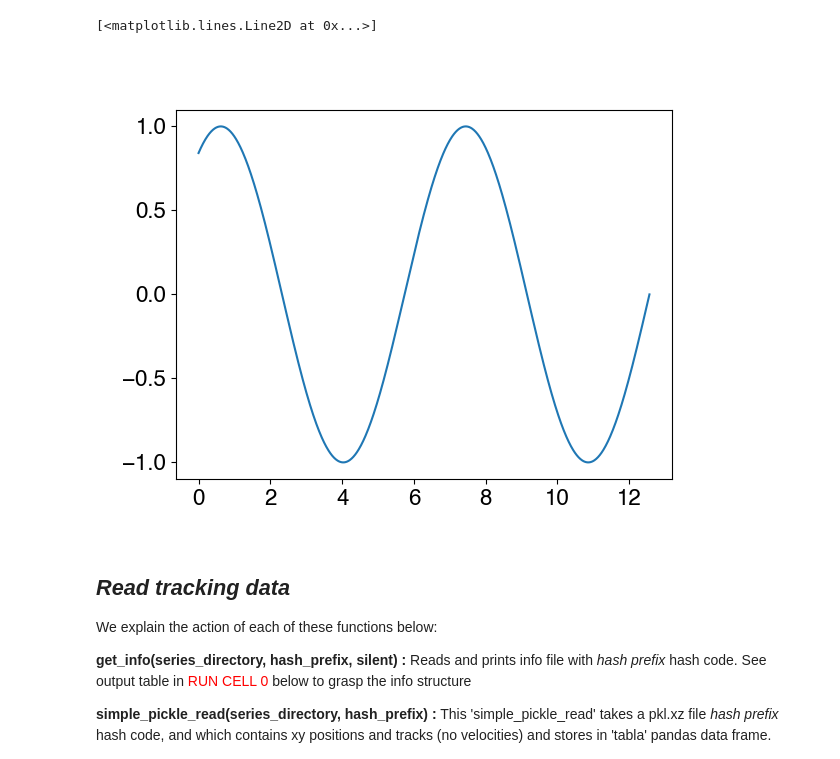
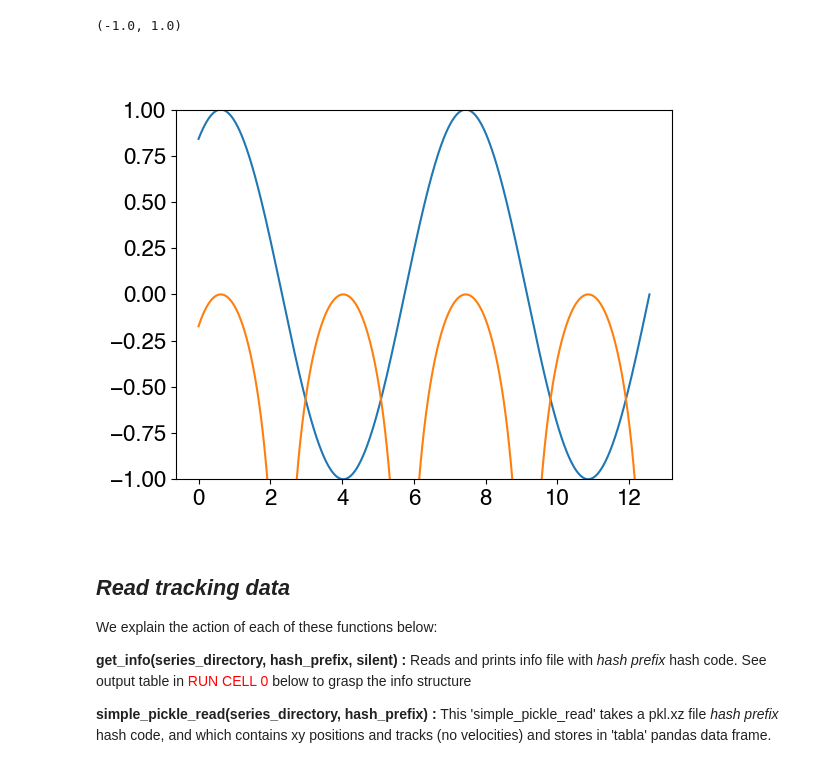
Before and after one commit to fvegar/blades, a Jupyter notebook: correlations_matrix.ipynb, the cells around one changed output. Cells and saved outputs as stored; diff of their text form; code cells hidden in the pictures.

```diff
--- a/correlations_matrix.ipynb
+++ b/correlations_matrix.ipynb
@@ -52,9 +54,11 @@ rc('font',**{'family':'sans-serif','sans-serif':['Helvetica'], 'size': 16})
 # %%
 plt.figure(0)
 plt.plot(np.linspace(0,4*np.pi,1000), np.sin(np.linspace(1,4*np.pi,1000)))
+plt.plot(np.linspace(0,4*np.pi,1000), np.log(np.abs(np.sin(np.linspace(1,4*np.pi,1000)))) )
+plt.ylim(-1,1)
 # %% [output]
-[<matplotlib.lines.Line2D at 0x...>]
+(-1.0, 1.0)
-[figure, old version]
+[figure, new version]
 # %%
 plt.close(0)
 # %% [markdown]
```
Also changed, not shown: parts of 16 cells of this notebook, 3 other files.
